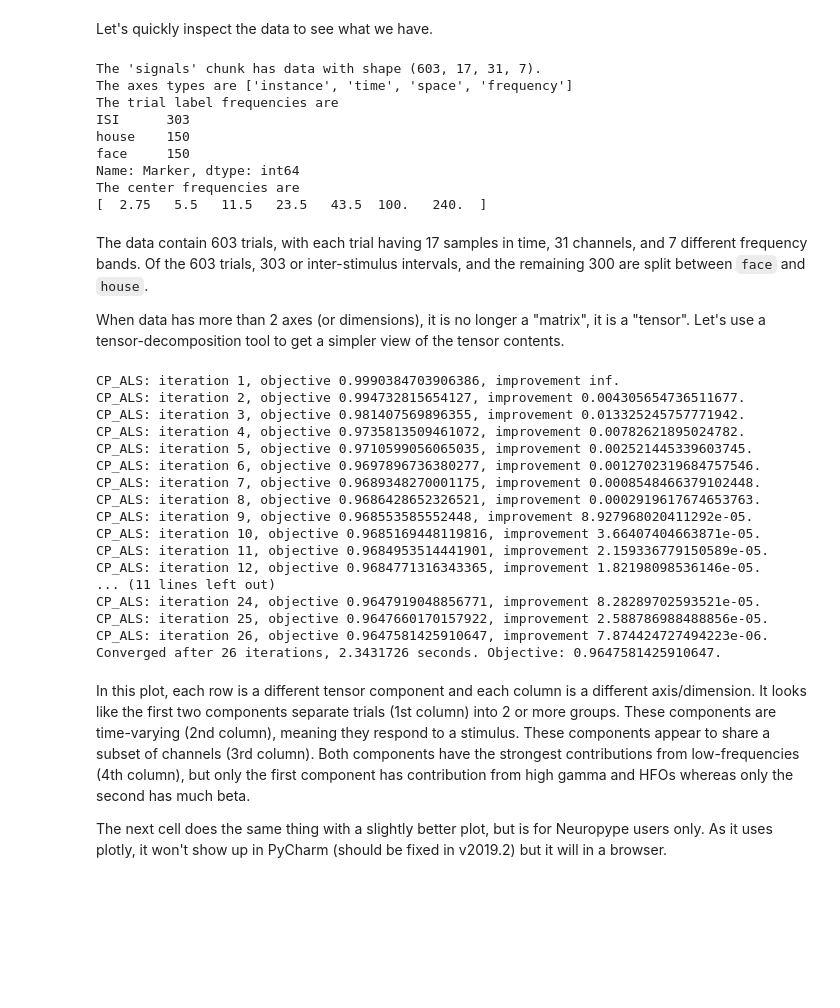
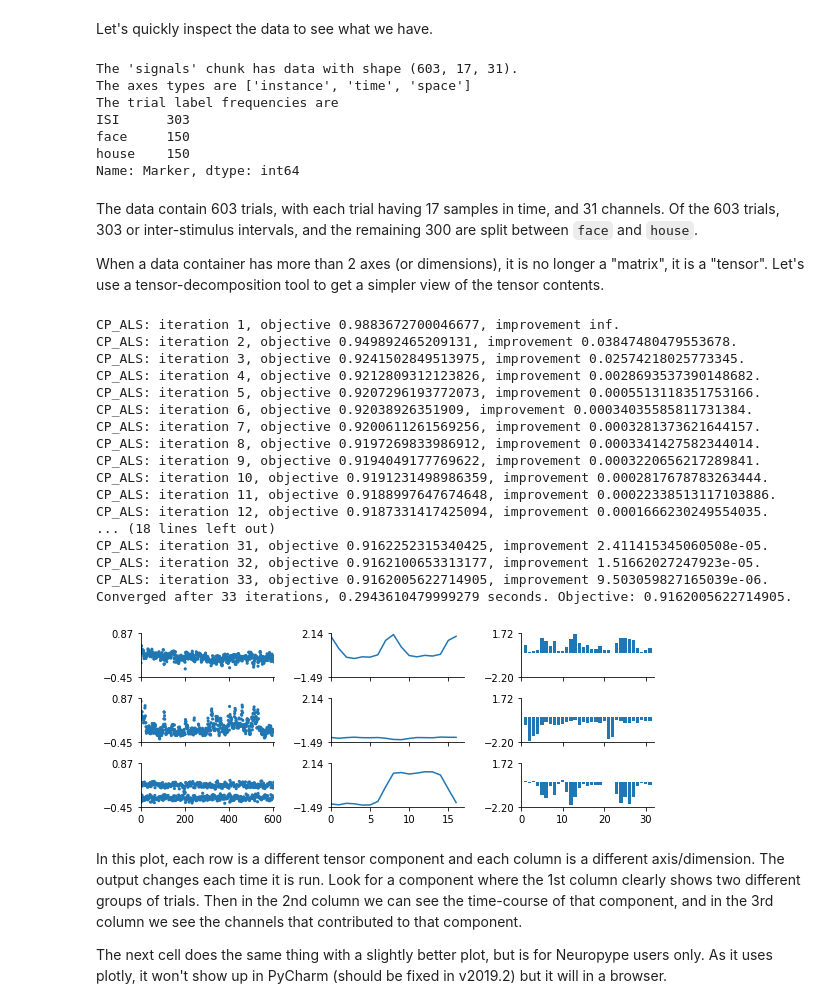
Before and after one commit to SachsLab/IntracranialNeurophysDL, a Jupyter notebook: notebooks/01_01_data_import.ipynb, the cells around one changed output. Drawn from its saved outputs; the diff is of its cells as text; code cells hidden in the pictures; blank space fills up the shorter version.

```diff
--- a/notebooks/01_01_data_import.ipynb
+++ b/notebooks/01_01_data_import.ipynb
@@ -83,58 +109,51 @@ print("The axes types are {}".format(ax_types))
 
 instance_axis = chunk['axes'][ax_types.index('instance')]
 print("The trial label frequencies are \n{}".format(pd.value_counts(instance_axis['data']['Marker'])))
-
-frequency_axis = chunk['axes'][ax_types.index('frequency')]
-print("The center frequencies are \n{}".format(frequency_axis['frequencies']))
 # %% [output]
-The 'signals' chunk has data with shape (603, 17, 31, 7).
-The axes types are ['instance', 'time', 'space', 'frequency']
+The 'signals' chunk has data with shape (603, 17, 31).
+The axes types are ['instance', 'time', 'space']
 The trial label frequencies are
 ISI      303
+face     150
 house    150
-face     150
 Name: Marker, dtype: int64
-The center frequencies are
-[  2.75   5.5   11.5   23.5   43.5  100.   240.  ]
 # %% [markdown]
 The data contain 603 trials, with each trial having
-17 samples in time, 31 channels, and 7 different frequency bands.
+17 samples in time, and 31 channels.
 Of the 603 trials, 303 or inter-stimulus intervals, and the remaining
 300 are split between `face` and `house`.
 
-When data has more than 2 axes (or dimensions), it is no longer a "matrix",
+When a data container has more than 2 axes (or dimensions), it is no longer a "matrix",
 it is a "tensor". Let's use a tensor-decomposition tool to get a simpler view
 of the tensor contents.
 # %%
 import tensortools as tt
-
 U = tt.cp_als(chunk['data'], rank=3, verbose=True)
-fig, ax, po = tt.plot_factors(U.factors, plots=['scatter', 'line', 'bar', 'bar'])
+fig, ax, po = tt.plot_factors(U.factors, plots=['scatter', 'line', 'bar'])
 # %% [output]
-CP_ALS: iteration 1, objective 0.9990384703906386, improvement inf.
-CP_ALS: iteration 2, objective 0.994732815654127, improvement 0.004305654736511677.
-CP_ALS: iteration 3, objective 0.981407569896355, improvement 0.013325245757771942.
-CP_ALS: iteration 4, objective 0.9735813509461072, improvement 0.00782621895024782.
-CP_ALS: iteration 5, objective 0.9710599056065035, improvement 0.002521445339603745.
-CP_ALS: iteration 6, objective 0.9697896736380277, improvement 0.0012702319684757546.
-CP_ALS: iteration 7, objective 0.9689348270001175, improvement 0.0008548466379102448.
-CP_ALS: iteration 8, objective 0.9686428652326521, improvement 0.0002919617674653763.
-CP_ALS: iteration 9, objective 0.968553585552448, improvement 8.927968020411292e-05.
-CP_ALS: iteration 10, objective 0.9685169448119816, improvement 3.66407404663871e-05.
-CP_ALS: iteration 11, objective 0.9684953514441901, improvement 2.159336779150589e-05.
-CP_ALS: iteration 12, objective 0.9684771316343365, improvement 1.82198098536146e-05.
-... (11 lines left out)
-CP_ALS: iteration 24, objective 0.9647919048856771, improvement 8.28289702593521e-05.
-CP_ALS: iteration 25, objective 0.9647660170157922, improvement 2.588786988488856e-05.
-CP_ALS: iteration 26, objective 0.9647581425910647, improvement 7.874424727494223e-06.
-Converged after 26 iterations, 2.3431726 seconds. Objective: 0.9647581425910647.
+CP_ALS: iteration 1, objective 0.9883672700046677, improvement inf.
+CP_ALS: iteration 2, objective 0.949892465209131, improvement 0.03847480479553678.
+CP_ALS: iteration 3, objective 0.9241502849513975, improvement 0.02574218025773345.
+CP_ALS: iteration 4, objective 0.9212809312123826, improvement 0.0028693537390148682.
+CP_ALS: iteration 5, objective 0.9207296193772073, improvement 0.0005513118351753166.
+CP_ALS: iteration 6, objective 0.92038926351909, improvement 0.00034035585811731384.
+CP_ALS: iteration 7, objective 0.9200611261569256, improvement 0.0003281373621644157.
+CP_ALS: iteration 8, objective 0.9197269833986912, improvement 0.0003341427582344014.
+CP_ALS: iteration 9, objective 0.9194049177769622, improvement 0.0003220656217289841.
+CP_ALS: iteration 10, objective 0.9191231498986359, improvement 0.0002817678783263444.
+CP_ALS: iteration 11, objective 0.9188997647674648, improvement 0.00022338513117103886.
+CP_ALS: iteration 12, objective 0.9187331417425094, improvement 0.0001666230249554035.
+... (18 lines left out)
+CP_ALS: iteration 31, objective 0.9162252315340425, improvement 2.411415345060508e-05.
+CP_ALS: iteration 32, objective 0.9162100653313177, improvement 1.51662027247923e-05.
+CP_ALS: iteration 33, objective 0.9162005622714905, improvement 9.503059827165039e-06.
+Converged after 33 iterations, 0.2943610479999279 seconds. Objective: 0.9162005622714905.
+[figure, added]
 # %% [markdown]
 In this plot, each row is a different tensor component and each column is a different axis/dimension.
-It looks like the first two components separate trials (1st column) into 2 or more groups.
-These components are time-varying (2nd column), meaning they respond to a stimulus.
-These components appear to share a subset of channels (3rd column).
-Both components have the strongest contributions from low-frequencies (4th column), but only the first
-component has contribution from high gamma and HFOs whereas only the second has much beta.
+The output changes each time it is run.
+Look for a component where the 1st column clearly shows two different groups of trials.
+Then in the 2nd column we can see the time-course of that component, and in the 3rd column we see the channels that contributed to that component.
 
 The next cell does the same thing with a slightly better plot, but is for Neuropype users only.
 As it uses plotly, it won't show up in PyCharm (should be fixed in v2019.2) but it will in a browser.
```
Also changed, not shown: parts of 6 cells of this notebook.
